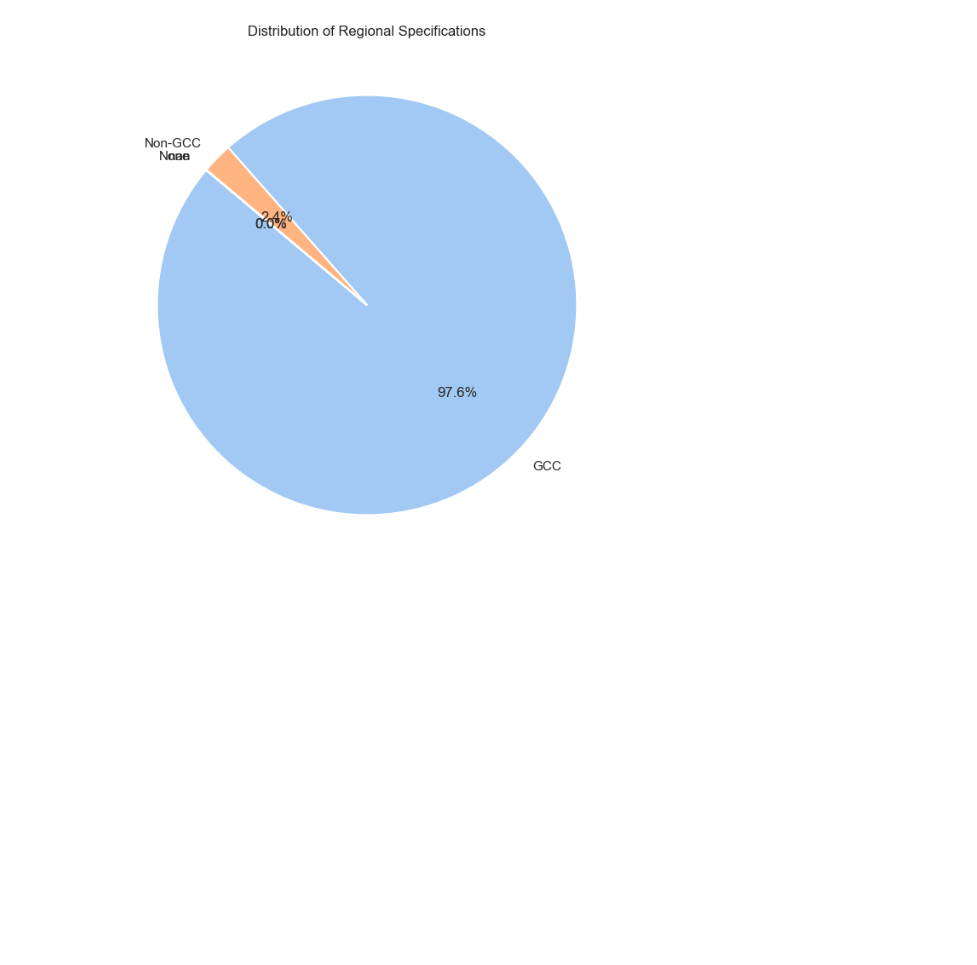
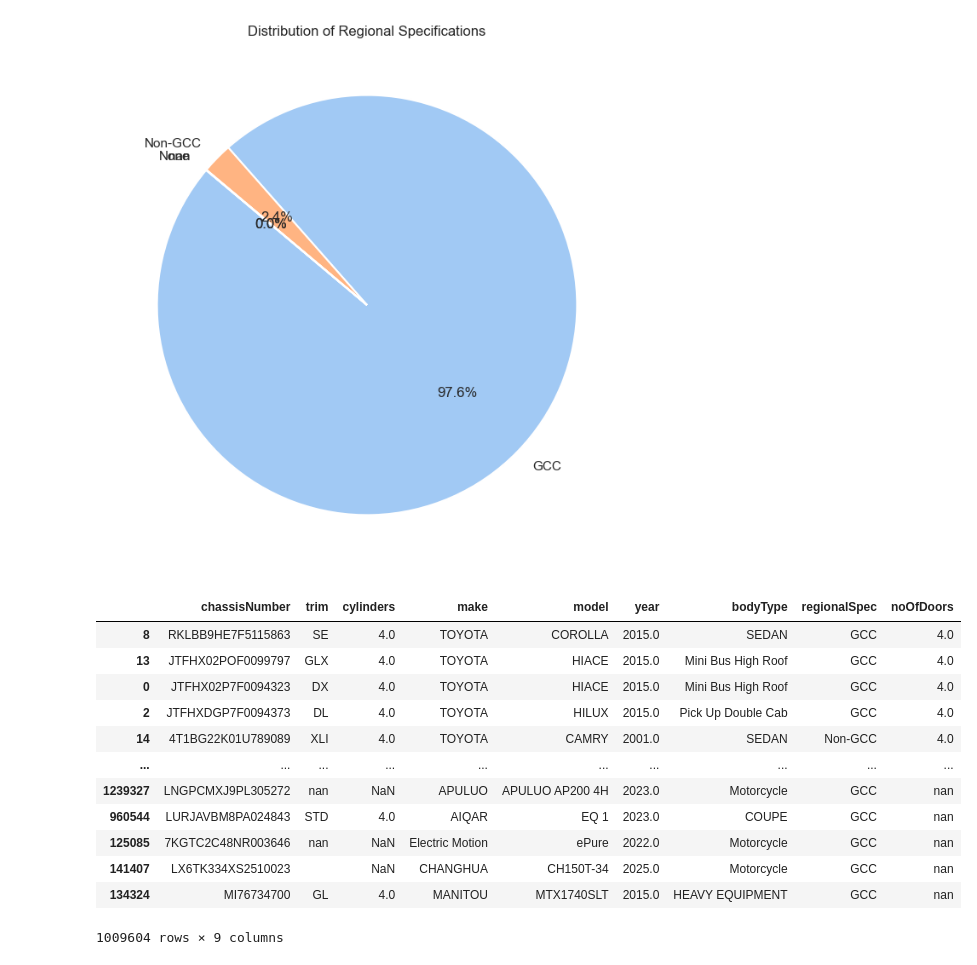
Before and after one commit to ManavKatrodiyaOpash/vin-sphere-python, a Jupyter notebook: Notebook/methaq_preprocessing.ipynb, the cells around one changed output. Drawn from its saved outputs; the diff is of its cells as text; code cells hidden in the pictures; blank space fills up the shorter version.

```diff
--- a/Notebook/methaq_preprocessing.ipynb
+++ b/Notebook/methaq_preprocessing.ipynb
@@ -415,3 +415,21 @@ None          280
 nan             3
 Name: count, dtype: int64
 [figure]
+# %%
+data = data.drop(columns='engineSize')
+# %%
+data
+# %% [output]
+|  | chassisNumber | trim | cylinders | make | model | year | bodyType | regionalSpec | noOfDoors |
+| 8 | RKLBB9HE7F5115863 | SE | 4.0 | TOYOTA | COROLLA | 2015.0 | SEDAN | GCC | 4.0 |
+| 13 | JTFHX02POF0099797 | GLX | 4.0 | TOYOTA | HIACE | 2015.0 | Mini Bus High Roof | GCC | 4.0 |
+| 0 | JTFHX02P7F0094323 | DX | 4.0 | TOYOTA | HIACE | 2015.0 | Mini Bus High Roof | GCC | 4.0 |
+| 2 | JTFHXDGP7F0094373 | DL | 4.0 | TOYOTA | HILUX | 2015.0 | Pick Up Double Cab | GCC | 4.0 |
+| 14 | 4T1BG22K01U789089 | XLI | 4.0 | TOYOTA | CAMRY | 2001.0 | SEDAN | Non-GCC | 4.0 |
+| ... | ... | ... | ... | ... | ... | ... | ... | ... | ... |
+| 1239327 | LNGPCMXJ9PL305272 | nan | NaN | APULUO | APULUO AP200 4H | 2023.0 | Motorcycle | GCC | nan |
+| 960544 | LURJAVBM8PA024843 | STD | 4.0 | AIQAR | EQ 1 | 2023.0 | COUPE | GCC | nan |
+| 125085 | 7KGTC2C48NR003646 | nan | NaN | Electric Motion | ePure | 2022.0 | Motorcycle | GCC | nan |
+| 141407 | LX6TK334XS2510023 |  | NaN | CHANGHUA | CH150T-34 | 2025.0 | Motorcycle | GCC | nan |
+| 134324 | MI76734700 | GL | 4.0 | MANITOU | MTX1740SLT | 2015.0 | HEAVY EQUIPMENT | GCC | nan |
+1009604 rows × 9 columns
```
